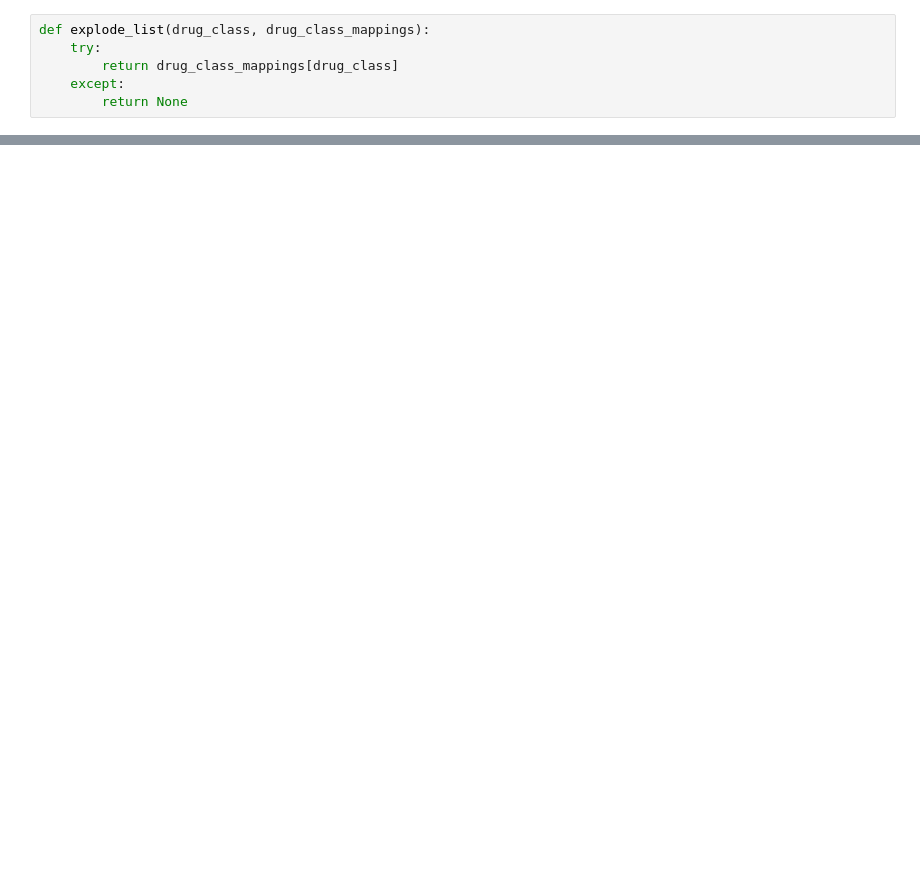
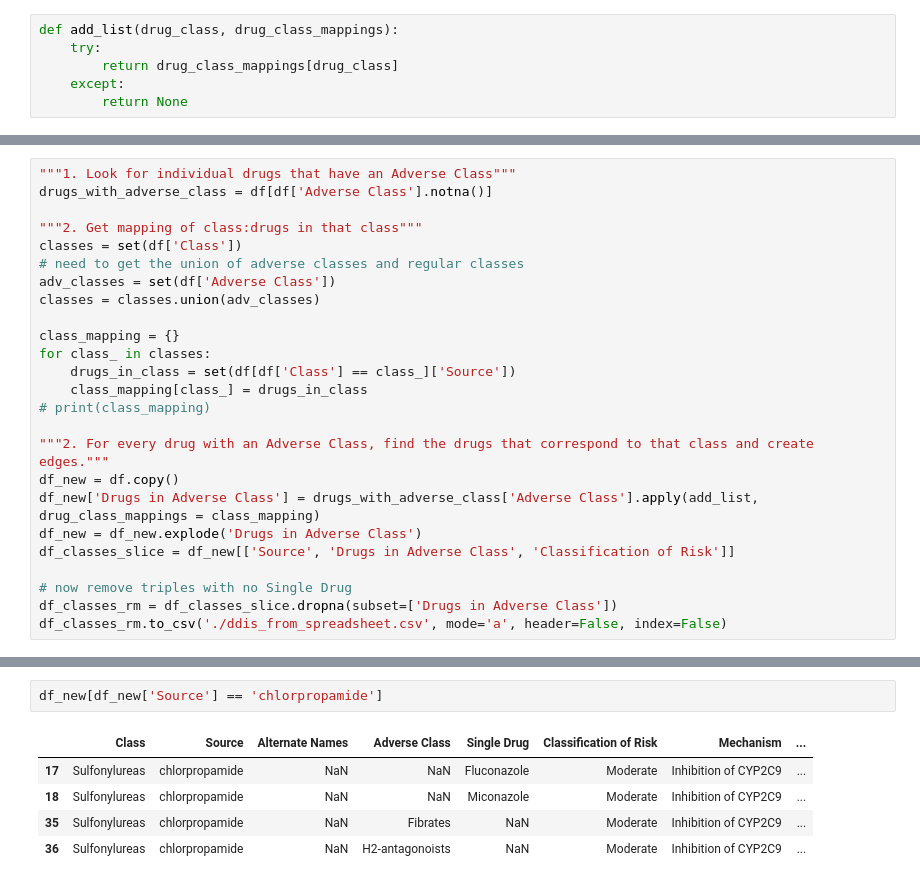
Before and after one commit to jennifergithub/sp23_T2DM_treatment_systems, a Jupyter notebook: translate_DDIs.ipynb, the cells around one changed output, grey strips where cells are left out. Saved outputs shown, nothing was run; the diff lists cells and outputs as text; blank space fills up the shorter version.

Commit message:
added different color edge functionality and updated spreadsheet to graph automation

```diff
--- a/translate_DDIs.ipynb
+++ b/translate_DDIs.ipynb
@@ -29,6 +30,6 @@ df_singles = df_singles[['Source', 'Single Drug', 'Classification of Risk']]
 df_singles.to_csv('./ddis_from_spreadsheet.csv', index=False)
 # %%
-def explode_list(drug_class, drug_class_mappings):
+def add_list(drug_class, drug_class_mappings):
     try:
         return drug_class_mappings[drug_class]
     except:
@@ -81,0 +37,25 @@ df_classes[df_classes['Source'] == 'alogliptin']
+# %%
+"""1. Look for individual drugs that have an Adverse Class"""
+drugs_with_adverse_class = df[df['Adverse Class'].notna()]
+
+"""2. Get mapping of class:drugs in that class"""
+classes = set(df['Class'])
+# need to get the union of adverse classes and regular classes
+adv_classes = set(df['Adverse Class'])
+classes = classes.union(adv_classes)
+
+class_mapping = {}
+for class_ in classes:
+    drugs_in_class = set(df[df['Class'] == class_]['Source'])
+    class_mapping[class_] = drugs_in_class
+# print(class_mapping)
+
+"""2. For every drug with an Adverse Class, find the drugs that correspond to that class and create edges."""
+df_new = df.copy()
+df_new['Drugs in Adverse Class'] = drugs_with_adverse_class['Adverse Class'].apply(add_list, drug_class_mappings = class_mapping)
+df_new = df_new.explode('Drugs in Adverse Class')
+df_classes_slice = df_new[['Source', 'Drugs in Adverse Class', 'Classification of Risk']]
+
+# now remove triples with no Single Drug
+df_classes_rm = df_classes_slice.dropna(subset=['Drugs in Adverse Class'])
+df_classes_rm.to_csv('./ddis_from_spreadsheet.csv', mode='a', header=False, index=False)
@@ -81,0 +82,8 @@ df_classes[df_classes['Source'] == 'alogliptin']
+# %%
+df_new[df_new['Source'] == 'chlorpropamide']
+# %% [output]
+|  | Class | Source | Alternate Names | Adverse Class | Single Drug | Classification of Risk | Mechanism | ... |
+| 17 | Sulfonylureas | chlorpropamide | NaN | NaN | Fluconazole | Moderate | Inhibition of CYP2C9 | ... |
+| 18 | Sulfonylureas | chlorpropamide | NaN | NaN | Miconazole | Moderate | Inhibition of CYP2C9 | ... |
+| 35 | Sulfonylureas | chlorpropamide | NaN | Fibrates | NaN | Moderate | Inhibition of CYP2C9 | ... |
+| 36 | Sulfonylureas | chlorpropamide | NaN | H2-antagonoists | NaN | Moderate | Inhibition of CYP2C9 | ... |
```
Also changed, not shown: parts of 6 cells of this notebook, 3 other files.
